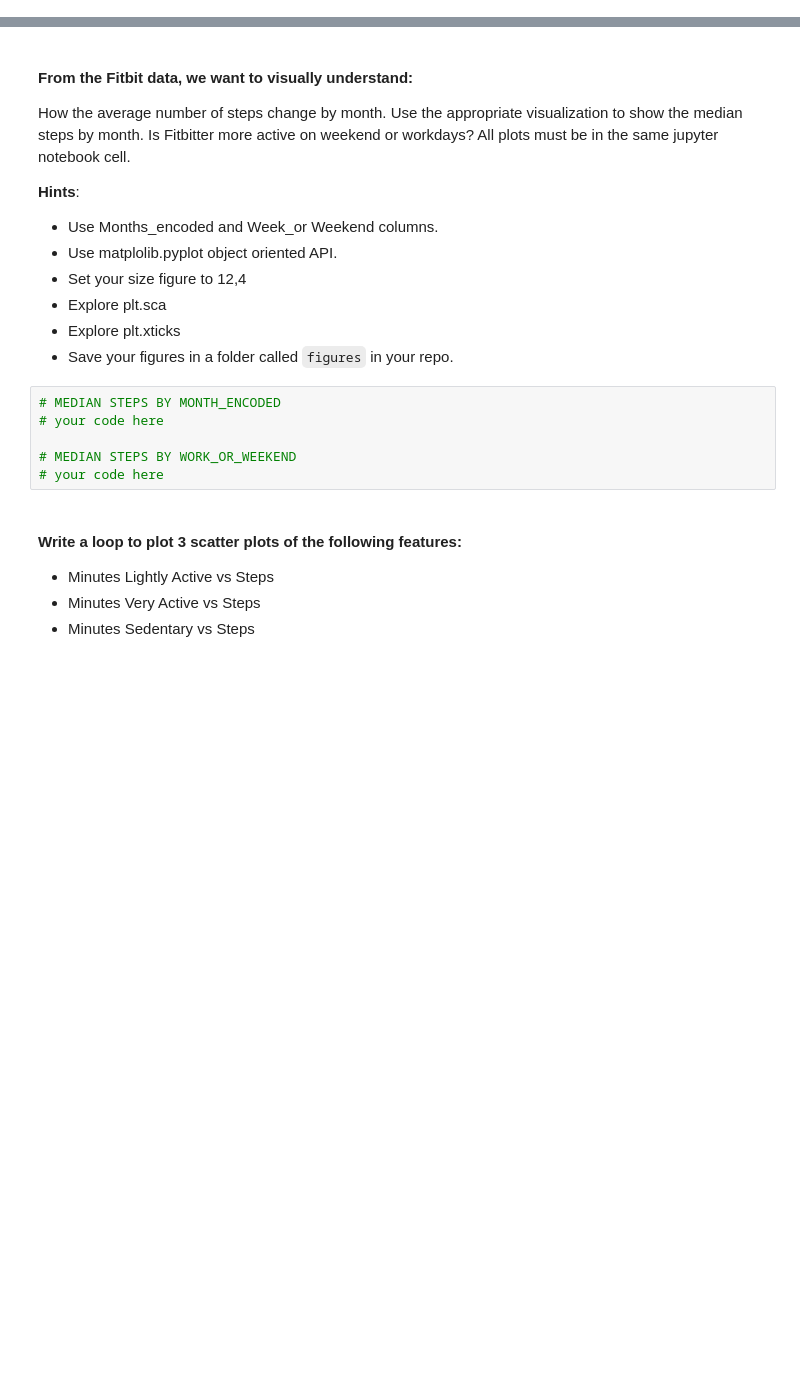
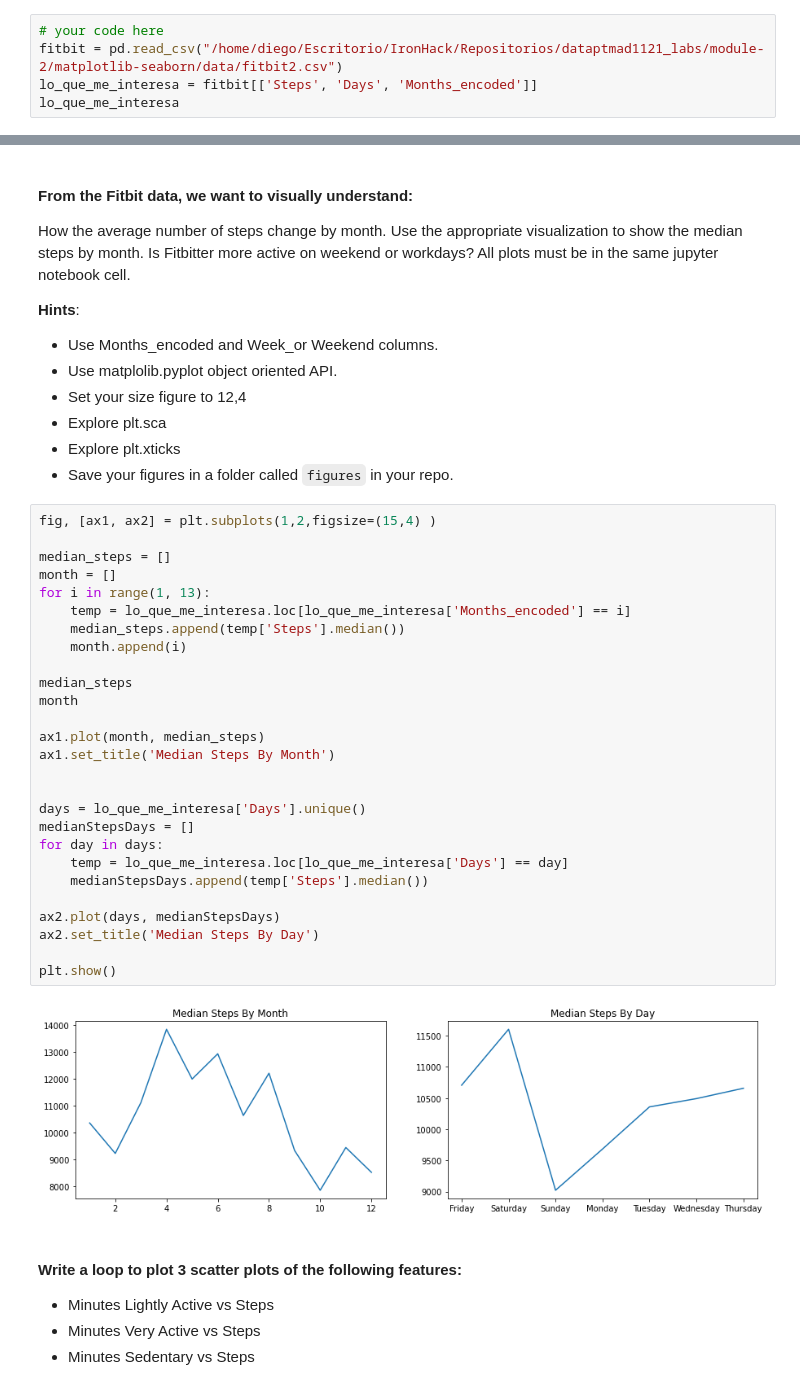
Before and after one commit to HAL9044/dataptmad1121_labs, a Jupyter notebook: module-2/matplotlib-seaborn/your-code/main.ipynb, the cells around one changed output, grey strips where cells are left out. Saved outputs shown, nothing was run; the diff lists cells and outputs as text; blank space fills up the shorter version.

```diff
--- a/module-2/matplotlib-seaborn/your-code/main.ipynb
+++ b/module-2/matplotlib-seaborn/your-code/main.ipynb
@@ -84,0 +86,5 @@ plt.show()
+# %%
+# your code here
+fitbit = pd.read_csv("/home/diego/Escritorio/IronHack/Repositorios/dataptmad1121_labs/module-2/matplotlib-seaborn/data/fitbit2.csv")
+lo_que_me_interesa = fitbit[['Steps', 'Days', 'Months_encoded']]
+lo_que_me_interesa
@@ -95,12 +119,35 @@ How the average number of steps change by month. Use the appropriate visualizati
 * Explore plt.sca
 * Explore plt.xticks
 * Save your figures in a folder called `figures` in your repo.
-# %%
-# MEDIAN STEPS BY MONTH_ENCODED
-# your code here
-
-# MEDIAN STEPS BY WORK_OR_WEEKEND
-# your code here
+# %%
+fig, [ax1, ax2] = plt.subplots(1,2,figsize=(15,4) )
+
+median_steps = []
+month = []
+for i in range(1, 13):
+    temp = lo_que_me_interesa.loc[lo_que_me_interesa['Months_encoded'] == i]
+    median_steps.append(temp['Steps'].median())
+    month.append(i)
+
+median_steps
+month
+
+ax1.plot(month, median_steps)
+ax1.set_title('Median Steps By Month')
+
+
+days = lo_que_me_interesa['Days'].unique()
+medianStepsDays = []
+for day in days:
+    temp = lo_que_me_interesa.loc[lo_que_me_interesa['Days'] == day]
+    medianStepsDays.append(temp['Steps'].median())
+
+ax2.plot(days, medianStepsDays)
+ax2.set_title('Median Steps By Day')
+
+plt.show()
+# %% [output]
+[figure, added]
 # %% [markdown]
 #### Write a loop to plot 3 scatter plots of the following features:
 
```
Also changed, not shown: parts of 35 cells of this notebook.
